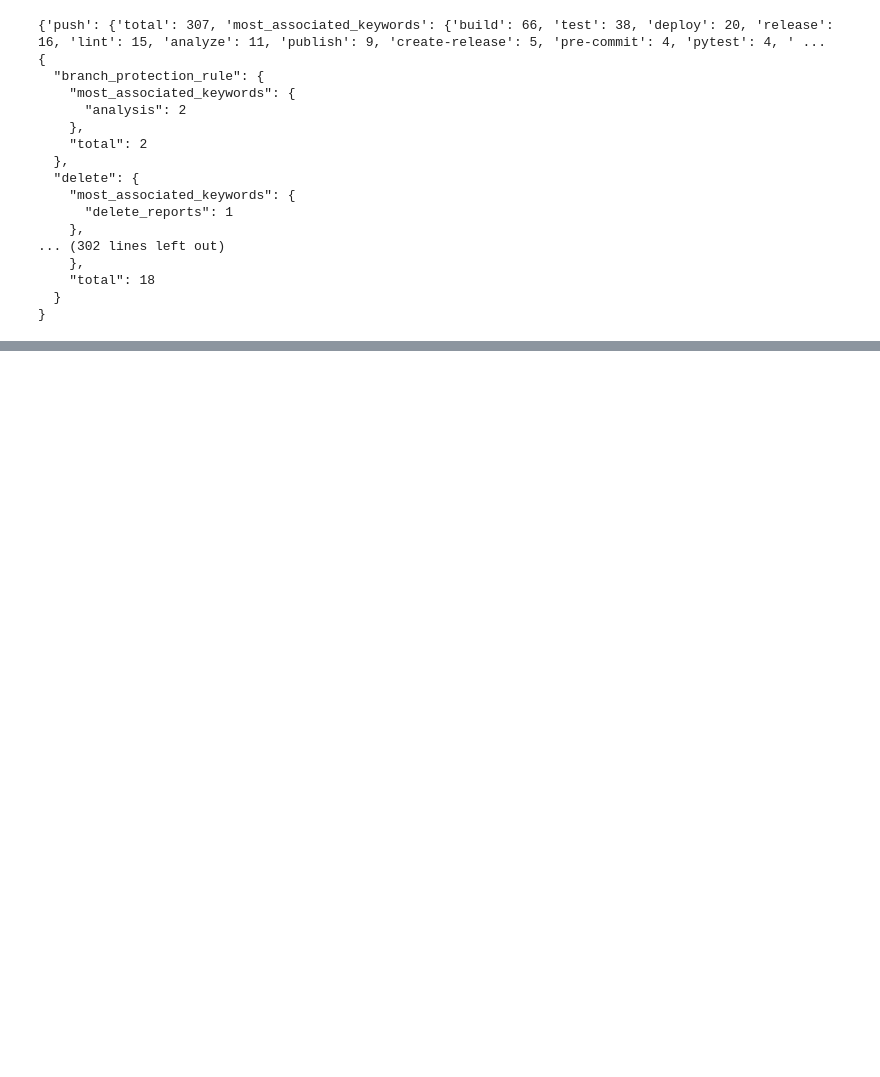
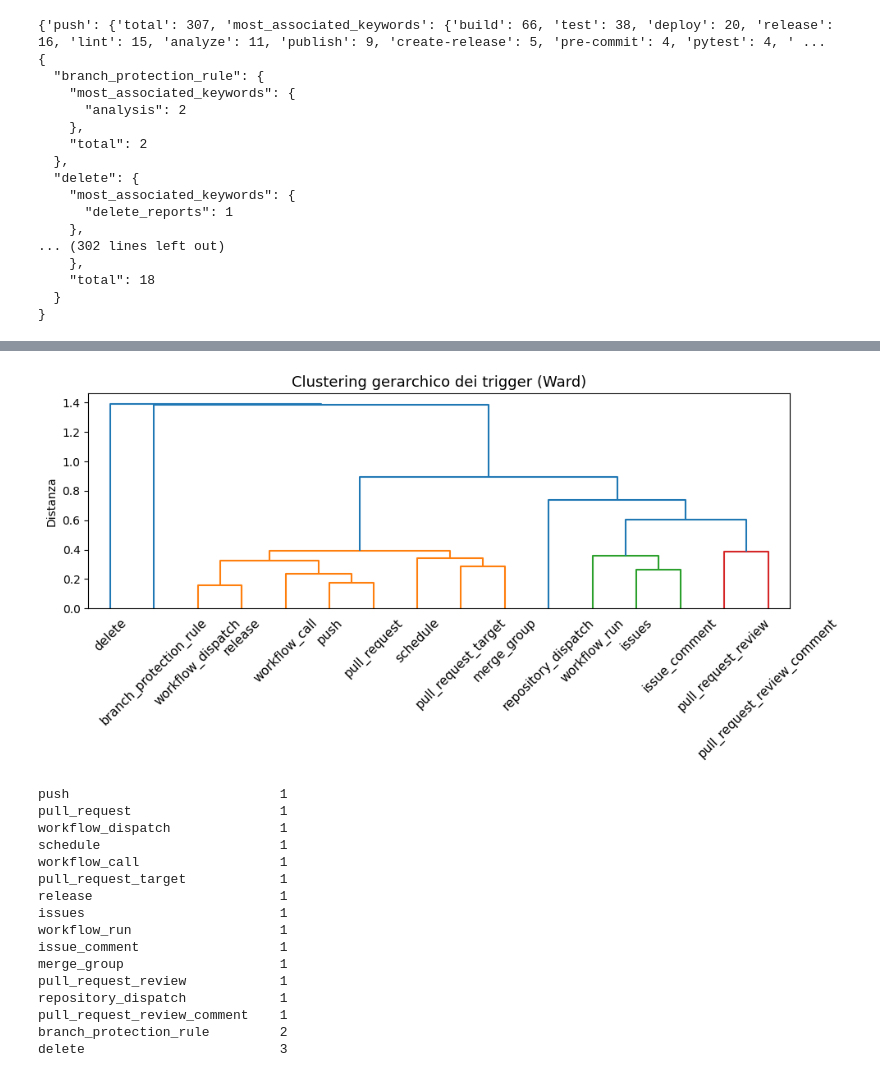
Before and after one commit to GiuSeppE898/SE4AI-base, a Jupyter notebook: notebooks/rq_2.ipynb, the cells around one changed output, grey strips where cells are left out. Cells and saved outputs as stored; diff of their text form; code cells hidden in the pictures; blank space fills up the shorter version.

```diff
--- a/notebooks/rq_2.ipynb
+++ b/notebooks/rq_2.ipynb
@@ -175,0 +359,35 @@ print(json.dumps(result,sort_keys=True,indent=2))
+# %%
+from scipy.cluster.hierarchy import linkage, dendrogram, fcluster
+
+Z = linkage(matrix_norm, method="ward", metric="euclidean")
+
+fig, ax = plt.subplots(figsize=(10, 5))
+dendrogram(Z, labels=triggers, ax=ax, leaf_rotation=45, leaf_font_size=11, color_threshold=0.6)
+ax.set_title("Clustering gerarchico dei trigger (Ward)", fontsize=13)
+ax.set_ylabel("Distanza")
+plt.tight_layout()
+plt.savefig("trigger_dendrogram.png", dpi=150)
+plt.show()
+
+k = 3
+labels = fcluster(Z, k, criterion="maxclust")
+cluster_map = pd.Series(labels, index=triggers).sort_values()
+print(cluster_map.to_string())
+# %% [output]
+[figure, added]
+push                           1
+pull_request                   1
+workflow_dispatch              1
+schedule                       1
+workflow_call                  1
+pull_request_target            1
+release                        1
+issues                         1
+workflow_run                   1
+issue_comment                  1
+merge_group                    1
+pull_request_review            1
+repository_dispatch            1
+pull_request_review_comment    1
+branch_protection_rule         2
+delete                         3
```
Also changed, not shown: parts of 11 cells of this notebook, 2 other files.
